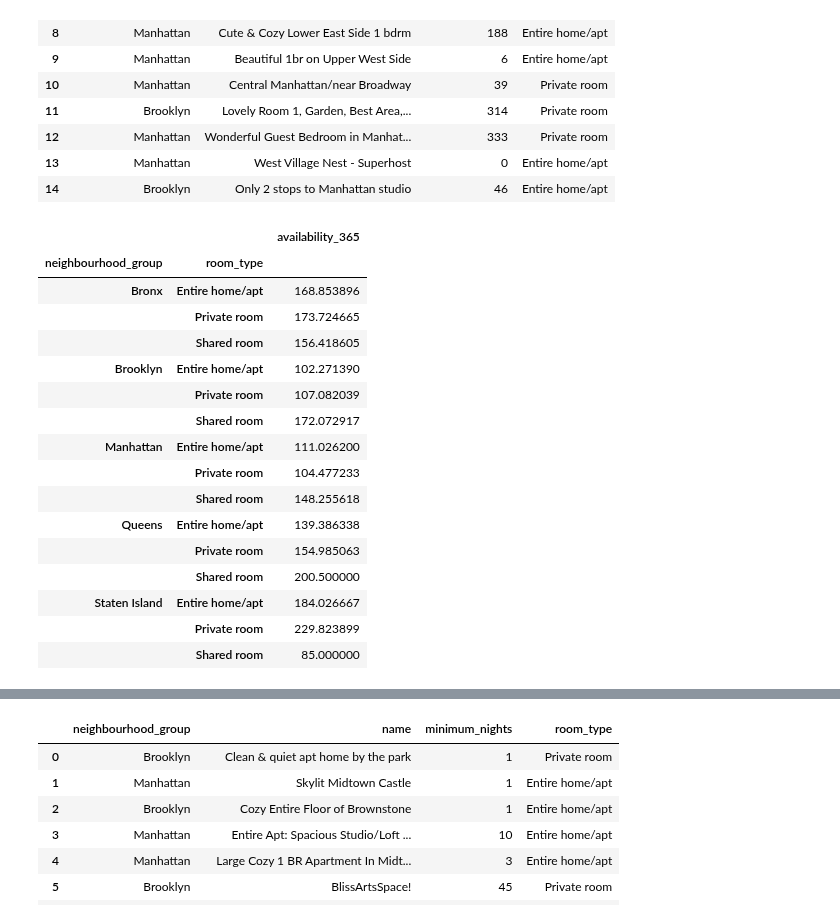
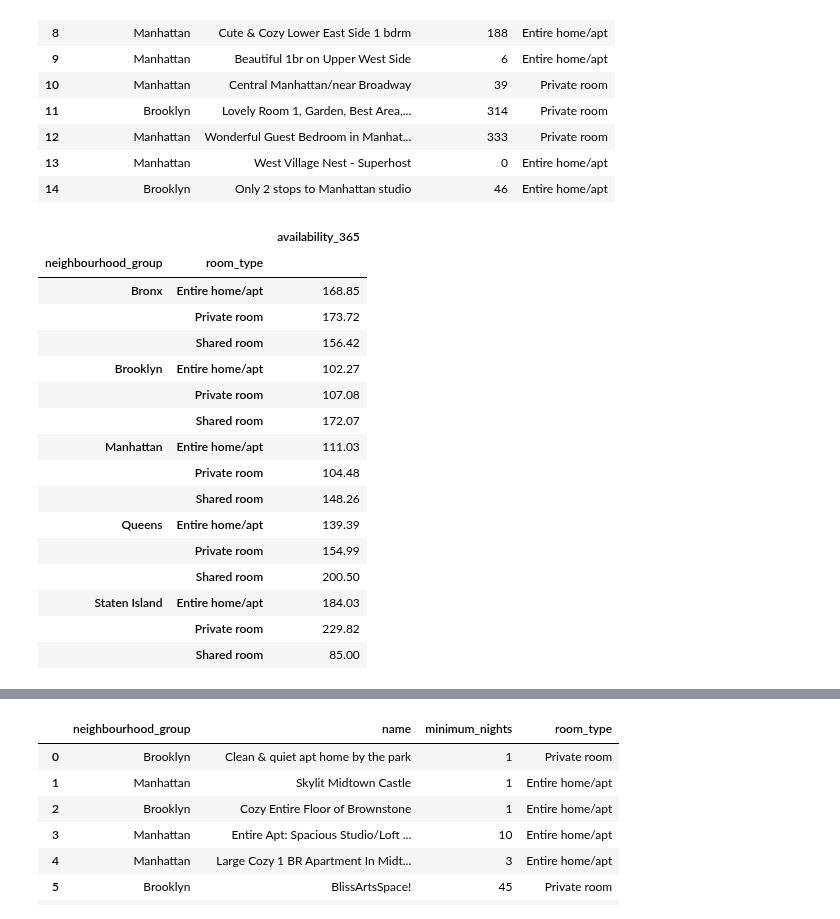
Before and after one commit to mjknj18/2019-NYC-Airbnb-Property-Data-Analysis, a Jupyter notebook: 2019_NYC_Airbnb_Property_Data_Analysis_Main.ipynb, the cells around one changed output, grey strips where cells are left out. Drawn from its saved outputs; the diff is of its cells as text; code cells hidden in the pictures.

```diff
--- a/2019_NYC_Airbnb_Property_Data_Analysis_Main.ipynb
+++ b/2019_NYC_Airbnb_Property_Data_Analysis_Main.ipynb
@@ -252,22 +302,22 @@ avgday_borough.head(15)
 # %%
 gb_avgday =  avgday_borough.groupby(['neighbourhood_group','room_type'])
 GB_AVG = gb_avgday.mean()
-GB_AVG
+GB_AVG.round(2)
 # %% [output]
 |  |  | availability_365 |
 | neighbourhood_group | room_type |  |
-| Bronx | Entire home/apt | 168.853896 |
-|  | Private room | 173.724665 |
-|  | Shared room | 156.418605 |
-| Brooklyn | Entire home/apt | 102.271390 |
-|  | Private room | 107.082039 |
-|  | Shared room | 172.072917 |
-| Manhattan | Entire home/apt | 111.026200 |
-|  | Private room | 104.477233 |
-|  | Shared room | 148.255618 |
-| Queens | Entire home/apt | 139.386338 |
-|  | Private room | 154.985063 |
-|  | Shared room | 200.500000 |
-| Staten Island | Entire home/apt | 184.026667 |
-|  | Private room | 229.823899 |
-|  | Shared room | 85.000000 |
+| Bronx | Entire home/apt | 168.85 |
+|  | Private room | 173.72 |
+|  | Shared room | 156.42 |
+| Brooklyn | Entire home/apt | 102.27 |
+|  | Private room | 107.08 |
+|  | Shared room | 172.07 |
+| Manhattan | Entire home/apt | 111.03 |
+|  | Private room | 104.48 |
+|  | Shared room | 148.26 |
+| Queens | Entire home/apt | 139.39 |
+|  | Private room | 154.99 |
+|  | Shared room | 200.50 |
+| Staten Island | Entire home/apt | 184.03 |
+|  | Private room | 229.82 |
+|  | Shared room | 85.00 |
```
Also changed, not shown: parts of 13 cells of this notebook.
